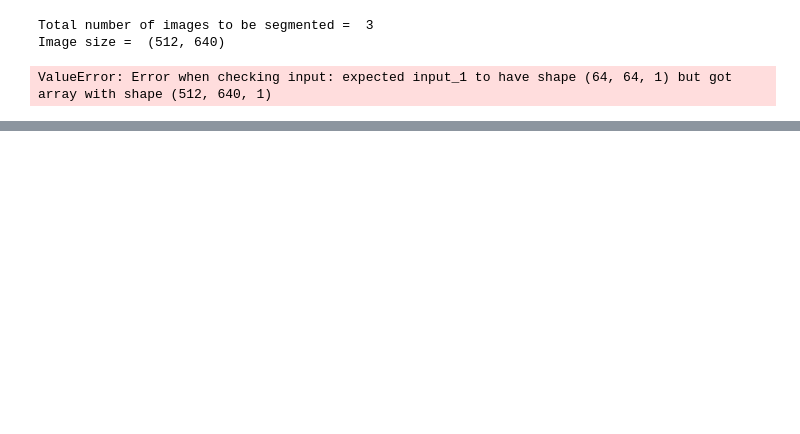
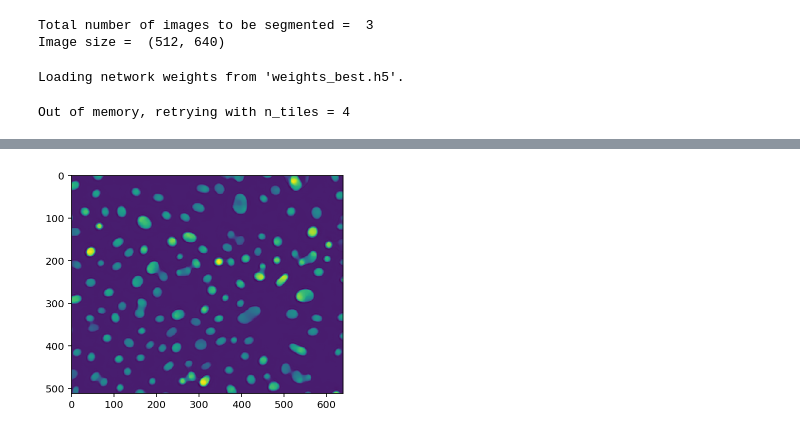
Before and after one commit to lucas-sancere/CAREforCurie, a Jupyter notebook: UNet/BatchProcessing2D.ipynb, the cells around one changed output, grey strips where cells are left out. Cells and saved outputs as stored; diff of their text form; code cells hidden in the pictures; blank space fills up the shorter version.

Commit message:
modifying Unet py

```diff
--- a/UNet/BatchProcessing2D.ipynb
+++ b/UNet/BatchProcessing2D.ipynb
@@ -116,7 +25,7 @@ channels in / out:               1 / 1
 basedir = '/data/u934/service_imagerie/v_kapoor/StarDistData/TestData/'
 basedirResultsUnet = '/data/u934/service_imagerie/v_kapoor/StarDistData/JuliaResultsData/Unet/'
 
+ModelName = 'TestUNet_model'
 
-
-BaseDirModels = 'models/TestUNet_model.h5'
+BaseDirModels = 'models'
 # %%
@@ -156,11 +58,14 @@ model = load_model(BaseDirModels, custom_objects={'mean_iou': mean_iou})
+# %%
+model = UNET(config = None, name = ModelName, basedir = BaseDirModels)
+# %% [output]
+Loading network weights from 'weights_best.h5'.
 # %%
 %%time
 Segmentedfiles = []
-sizes_test = []
 for x in X:
 
-    x = np.zeros((1,) + (x.shape[0], x.shape[1]) + (1,))
-    segmented = model.predict(x, verbose=0)
+    segmented = model.predict(x, axes)
+    plt.imshow(segmented)
     Segmentedfiles.append(segmented)
 # %% [output]
-ValueError: Error when checking input: expected input_1 to have shape (64, 64, 1) but got array with shape (512, 640, 1)
+Out of memory, retrying with n_tiles = 4
@@ -167,3 +76,4 @@ ValueError: Error when checking input: expected input_1 to have shape (64, 64, 1
+[figure, added]
 # %%
 
 for i in range(0, len(Names)):
```
Also changed, not shown: parts of 9 cells of this notebook, 9 other files.
